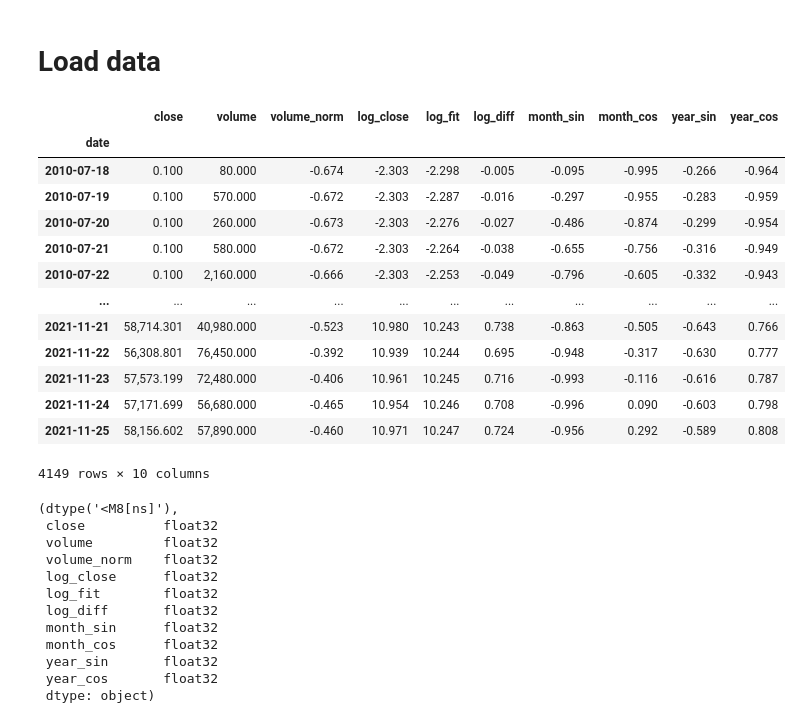
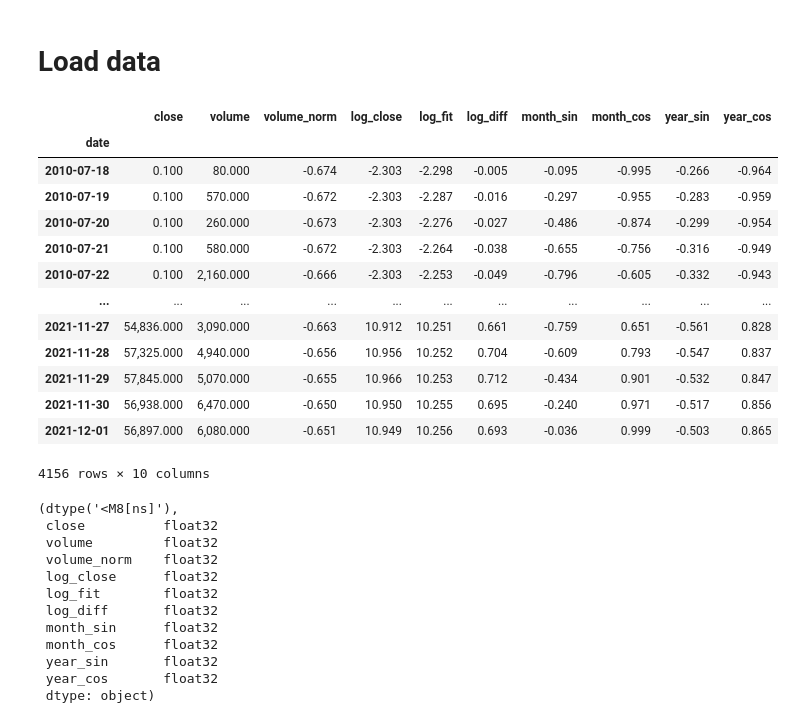
Before and after one commit to FreeLike76/KpiDataScience, a Jupyter notebook: Lab5/ds5_load_forecast.ipynb, the cells around one changed output. Drawn from its saved outputs; the diff is of its cells as text; code cells hidden in the pictures.

```diff
--- a/Lab5/ds5_load_forecast.ipynb
+++ b/Lab5/ds5_load_forecast.ipynb
@@ -22,23 +22,23 @@ pd.options.display.float_format = "{:,.3f}".format
 # %% [markdown]
 # Load data
 # %%
-df = pd.read_csv("mod_data.csv", index_col="date", parse_dates=True, dtype=np.float32)
+df = pd.read_csv("mod_data2.csv", index_col="date", parse_dates=True, dtype=np.float32)
 df
 # %% [output]
 |  | close | volume | volume_norm | log_close | log_fit | log_diff | month_sin | month_cos | year_sin | year_cos |
 | date |  |  |  |  |  |  |  |  |  |  |
 | 2010-07-18 | 0.100 | 80.000 | -0.674 | -2.303 | -2.298 | -0.005 | -0.095 | -0.995 | -0.266 | -0.964 |
 | 2010-07-19 | 0.100 | 570.000 | -0.672 | -2.303 | -2.287 | -0.016 | -0.297 | -0.955 | -0.283 | -0.959 |
 | 2010-07-20 | 0.100 | 260.000 | -0.673 | -2.303 | -2.276 | -0.027 | -0.486 | -0.874 | -0.299 | -0.954 |
 | 2010-07-21 | 0.100 | 580.000 | -0.672 | -2.303 | -2.264 | -0.038 | -0.655 | -0.756 | -0.316 | -0.949 |
 | 2010-07-22 | 0.100 | 2,160.000 | -0.666 | -2.303 | -2.253 | -0.049 | -0.796 | -0.605 | -0.332 | -0.943 |
 | ... | ... | ... | ... | ... | ... | ... | ... | ... | ... | ... |
-| 2021-11-21 | 58,714.301 | 40,980.000 | -0.523 | 10.980 | 10.243 | 0.738 | -0.863 | -0.505 | -0.643 | 0.766 |
-| 2021-11-22 | 56,308.801 | 76,450.000 | -0.392 | 10.939 | 10.244 | 0.695 | -0.948 | -0.317 | -0.630 | 0.777 |
-| 2021-11-23 | 57,573.199 | 72,480.000 | -0.406 | 10.961 | 10.245 | 0.716 | -0.993 | -0.116 | -0.616 | 0.787 |
-| 2021-11-24 | 57,171.699 | 56,680.000 | -0.465 | 10.954 | 10.246 | 0.708 | -0.996 | 0.090 | -0.603 | 0.798 |
-| 2021-11-25 | 58,156.602 | 57,890.000 | -0.460 | 10.971 | 10.247 | 0.724 | -0.956 | 0.292 | -0.589 | 0.808 |
+| 2021-11-27 | 54,836.000 | 3,090.000 | -0.663 | 10.912 | 10.251 | 0.661 | -0.759 | 0.651 | -0.561 | 0.828 |
+| 2021-11-28 | 57,325.000 | 4,940.000 | -0.656 | 10.956 | 10.252 | 0.704 | -0.609 | 0.793 | -0.547 | 0.837 |
+| 2021-11-29 | 57,845.000 | 5,070.000 | -0.655 | 10.966 | 10.253 | 0.712 | -0.434 | 0.901 | -0.532 | 0.847 |
+| 2021-11-30 | 56,938.000 | 6,470.000 | -0.650 | 10.950 | 10.255 | 0.695 | -0.240 | 0.971 | -0.517 | 0.856 |
+| 2021-12-01 | 56,897.000 | 6,080.000 | -0.651 | 10.949 | 10.256 | 0.693 | -0.036 | 0.999 | -0.503 | 0.865 |
-4149 rows × 10 columns
+4156 rows × 10 columns
 # %%
 df.index.dtype, df.dtypes
 # %% [output]
```
Also changed, not shown: parts of 7 cells of this notebook, 1 other file.
